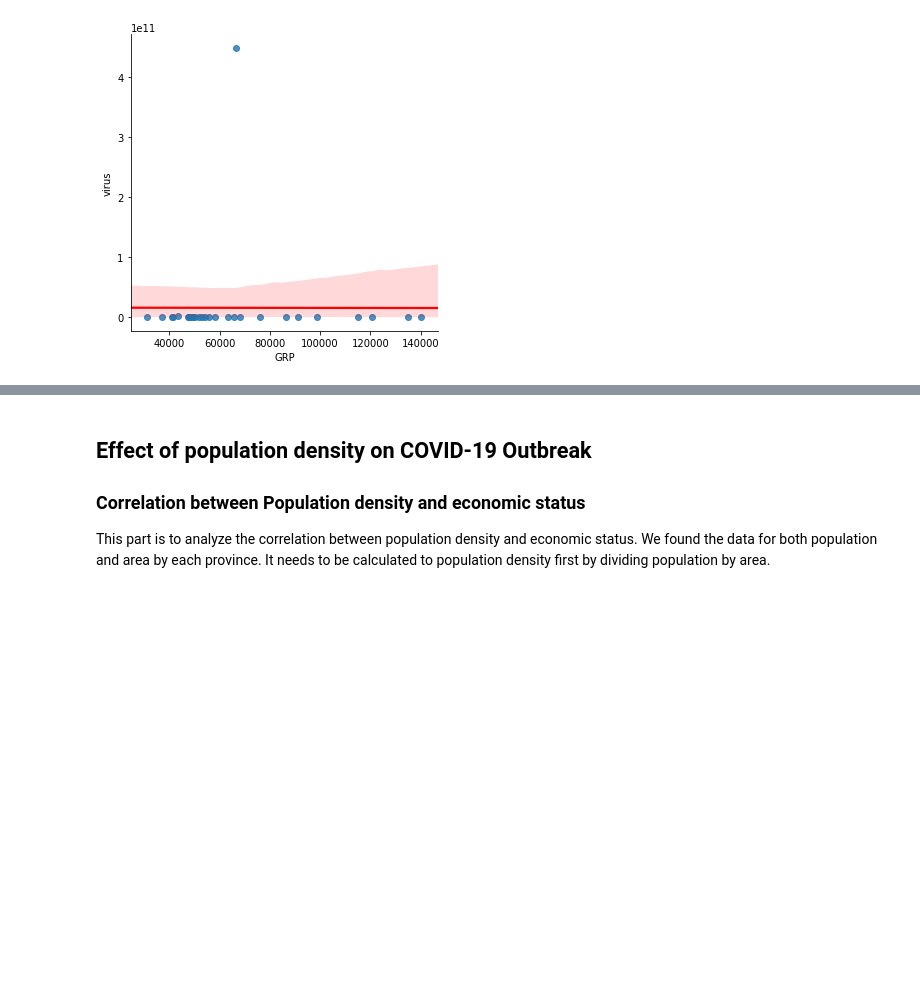
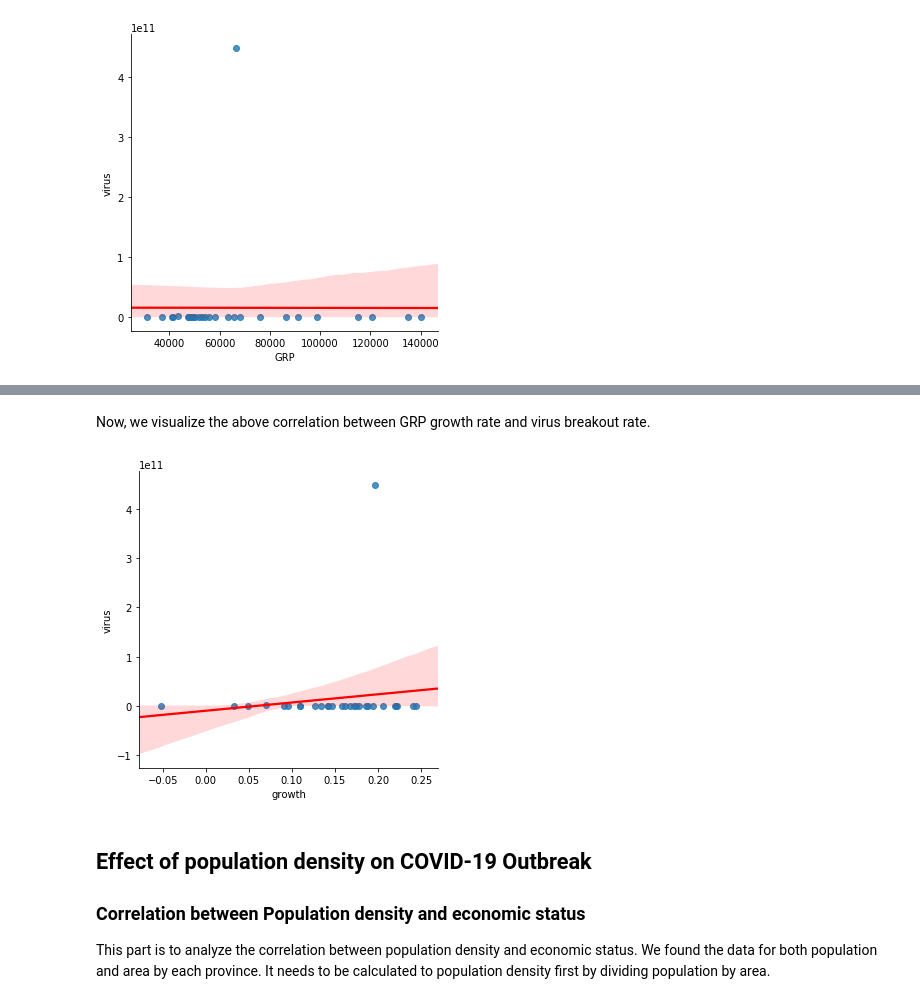
Before and after one commit to Alphaaaaabet/Regional-Economic-Status-and-COVID-19-Spread-Speed-in-China, a Jupyter notebook: FinalProject_group044.ipynb, the cells around one changed output, grey strips where cells are left out. Drawn from its saved outputs; the diff is of its cells as text; code cells hidden in the pictures; blank space fills up the shorter version.

```diff
--- a/FinalProject_group044.ipynb
+++ b/FinalProject_group044.ipynb
@@ -530,0 +515,10 @@ f5 = plt.gcf()
+# %%
+#add new column annual GRP growth for the past 3 years of each province applying above formula
+GRP['growth'] = (GRP['2018'] - GRP['2016']) / GRP['2016']
+#single out
+GRP_growth = GRP[['Region','growth']]
+#merge the virus breakout rate data with GRP  growth rate by province
+GRP_growth_virus = pd.merge(GRP_growth, virus, on = 'Region')
+#rename columns to make them meaningful
+GRP_growth_virus = GRP_growth_virus.rename(columns = {'CAGR':'virus'})
+GRP_growth_virus.head()
@@ -531,3 +562,11 @@ f5 = plt.gcf()
+# %% [markdown]
+Now, we visualize the above correlation between GRP growth rate and virus breakout rate.
+# %%
+a3, b3 = np.polyfit(GRP_growth_virus['growth'], GRP_virus['virus'], 1)
+sns.lmplot(x='growth', y='virus', data = GRP_growth_virus, fit_reg=True, line_kws={'color': 'red'})
+f2 = plt.gcf()
+# %% [output]
+[figure, added]
 # %% [markdown]
 ## Effect of population density on COVID-19 Outbreak
 
```
Also changed, not shown: parts of 9 cells of this notebook.
